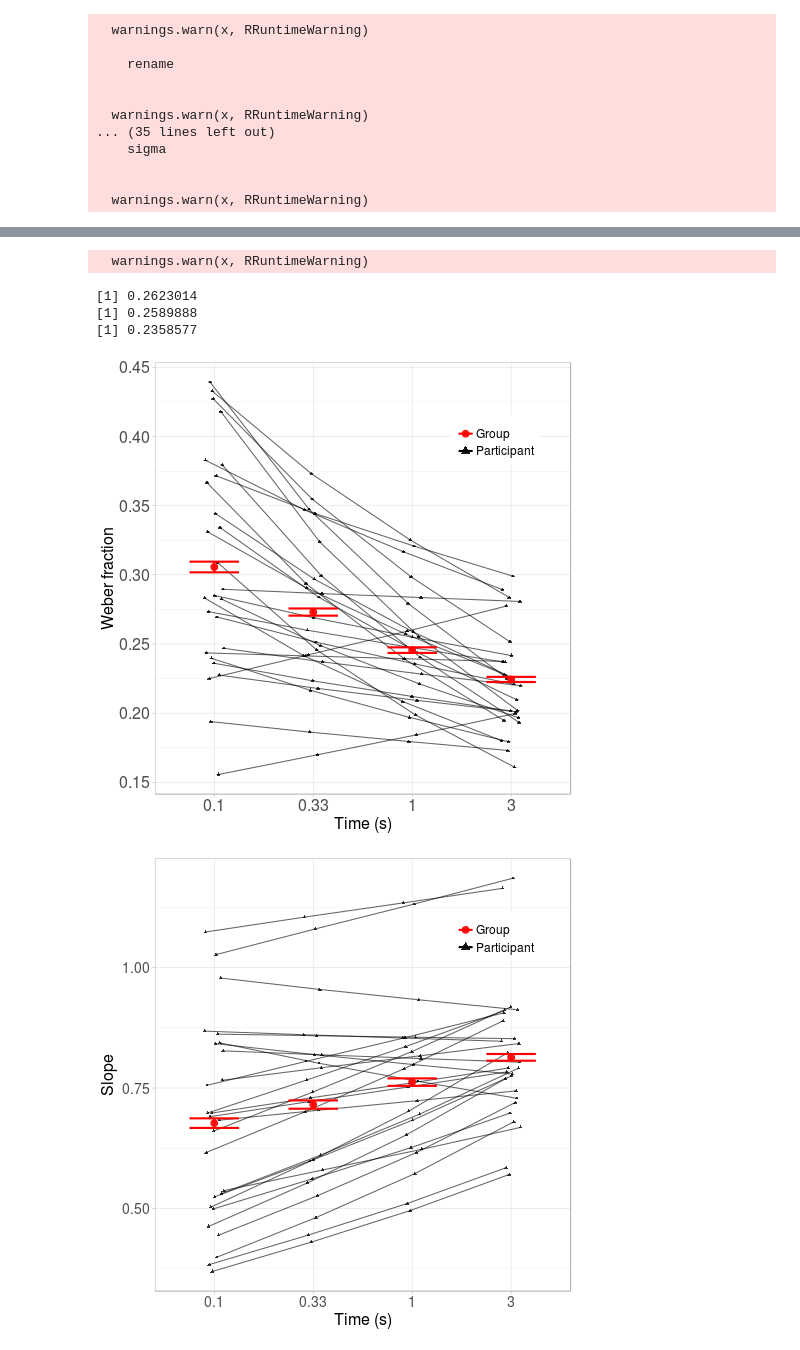
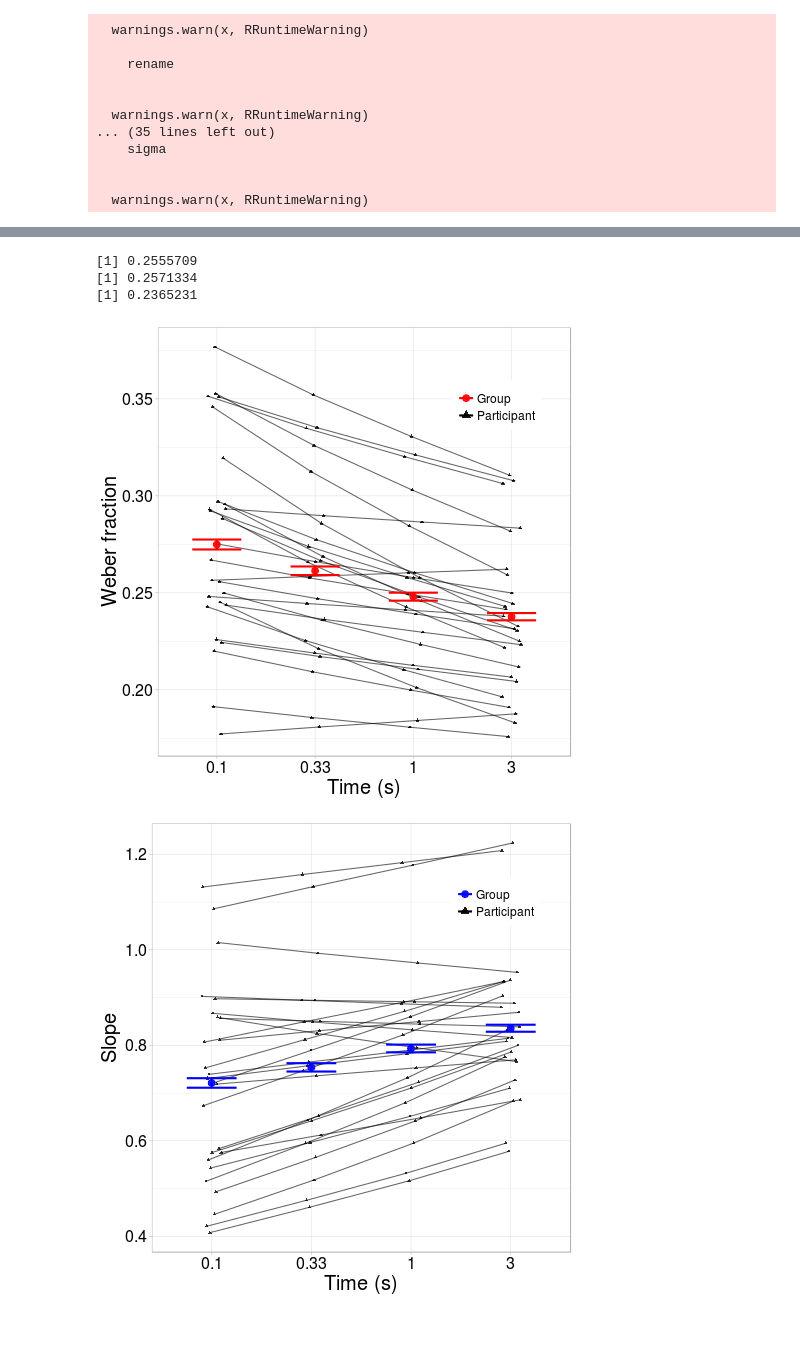
Before and after one commit to samcheyette/eye_tracker_counting, a Jupyter notebook: weber_estimation.ipynb, the cells around one changed output, grey strips where cells are left out. Drawn from its saved outputs; the diff is of its cells as text; code cells hidden in the pictures.

```diff
--- a/weber_estimation.ipynb
+++ b/weber_estimation.ipynb
@@ -345,8 +346,8 @@ R/rpy2 DataFrame (1586 x 52)
 sum_vals <- sum_vals %>%
             mutate(t=log(Time)) %>%
            # mutate(t=Time) %>%
-            mutate(real_weber=exp(weber + 4*time_weber*t - 0.01)) %>%
-            mutate(real_slope=exp(slope+1.25*time_slope * t - 0.04)) %>%
+            mutate(real_weber=exp(weber + time_weber*t)) %>%
+            mutate(real_slope=exp(slope+ time_slope * t)) %>%
             mutate(real_weber_high=exp(weber - time_weber_high * t)) %>%
             mutate(real_weber_low=exp(weber - time_weber_low * t)) %>%
             mutate(real_slope_high=exp(slope+time_slope_high*t)) %>%
@@ -383,9 +384,10 @@ p.1 <- ggplot(data=sum_vals, aes(x=as.character(Time), y=real_weber)) +
       paper_theme_2 + theme(legend.text=element_text(size=12),
                             legend.position=c(0.82,0.82),
                             strip.text=element_blank(),
-                            axis.text.x=element_text(size=16),
-                         axis.title.x=element_text(face="plain", size=16),
-                            axis.title.y=element_text(face="plain", size=16)) +
+                            axis.text.x=element_text(size=16,color="black"),
+                            axis.text.y=element_text(size=16,color="black"),
+                            axis.title.x=element_text(face="plain", size=20),
+                            axis.title.y=element_text(face="plain", size=20)) +
         theme(legend.text=element_text(size=12), legend.title=element_blank()) +
 
             ylab("Weber fraction") + xlab("Time (s)")
@@ -402,16 +404,17 @@ p.2 <- ggplot(data=sum_vals, aes(x=as.character(Time), y=real_slope)) +
         stat_summary(geom="errorbar", width=0.5,size=1.0, fun.data="mean_se", aes(color="Group")) +
       stat_summary(geom="point", fun.y="mean", size=3., alpha=0.9, aes(color="Group", shape="Group")) +
     #stat_summary(fun.y="mean", geom="line", size=4) +
-        scale_color_manual(name="a", values=c("Red", "Black"),labels=c("Group", "Participant")) +
+        scale_color_manual(name="a", values=c("Blue", "Black"),labels=c("Group", "Participant")) +
         scale_shape_manual(name="a", values=c(19, 17), labels=c("Group", "Participant")) +
         #geom_errorbar(aes(ymin=real_weber - real_weber_sd, ymax=real_weber+real_weber_sd)) +
       paper_theme_2 + theme(legend.text=element_text(size=12),
                             strip.text=element_blank(),
-                            axis.text.x=element_text(size=14),
-                            axis.text.y=element_text(size=14),
                             legend.position=c(0.82,0.82),
-                         axis.title.x=element_text(face="plain", size=16),
-                            axis.title.y=element_text(face="plain", size=16)) +
+                            axis.text.x=element_text(size=16,color="black"),
+                            axis.text.y=element_text(size=16,color="black"),
+
+                         axis.title.x=element_text(face="plain", size=20),
+                            axis.title.y=element_text(face="plain", size=20)) +
         theme(legend.text=element_text(size=12), legend.title=element_blank()) +
 
             ylab("Slope") + xlab("Time (s)")
@@ -426,9 +429,9 @@ p.3 <- ggplot(data=mean_reg_vals, aes(x=as.character(Time), y=(guess - Dots_Show
             #facet_wrap(~pid) +
       paper_theme_2 + theme(legend.text=element_text(size=12),
                             strip.text=element_blank(),
-                            axis.text.x=element_text(size=16),
-                         axis.title.x=element_text(face="plain"),
-                            axis.title.y=element_text(face="plain")) +
+                            axis.text.x=element_text(size=16,color="black"),
+                         axis.title.x=element_text(face="plain", size=20),
+                            axis.title.y=element_text(face="plain", size=20)) +
         theme(legend.text=element_text(size=12), legend.title=element_blank()) +
 
             ylab("Slope") + xlab("Time (s)")
@@ -443,36 +446,39 @@ p.4 <- ggplot(data=sum_vals, aes(x=Dots_Shown,
 p.4 <- ggplot(data=sum_vals, aes(x=Dots_Shown,
                                  y=Dots_Counted/Dots_Shown,
                                  color=factor(Time), group=Time)) +
         stat_smooth(method="loess", span=1.5, se=FALSE) +
         stat_smooth(method="loess", span=1.5, se=TRUE, alpha=0.1)
 
 print(p.1)
 ggsave("figs/time_weber.png", width=5,height=5, dpi=300)
+ggsave("figs/time_weber.pdf", width=5,height=5, dpi=300)
+
 print(p.2)
 ggsave("figs/time_slope.png", width=5,height=5, dpi=300)
+ggsave("figs/time_slope.pdf", width=5,height=5, dpi=300)
+
 #print(p.4)
 #print(mean_reg_vals)
 print(mean(mean_reg_vals$real_weber))
 print(mean(mean_reg_vals$real_weber_high))
 print(mean(mean_reg_vals$real_weber_low))
 
 #print(summary(mean_reg_vals$real_slope))
 
 #print(mean(mean_reg_vals$time_slope))
 #print(median(mean_reg_vals$time_weber))
 #print(median(mean_reg_vals$time_slope))
 
 
 #print(summary(lm(data=mean_reg_vals, real_slope ~ factor(Time)-1)))
 #print(summary(lm(data=mean_reg_vals, real_weber ~ factor(Time)-1)))
 
 #print(summary(lm(data=mean_reg_vals, (time_slope*Time) ~ factor(Time)-1)))
 
 #print(p.3)
 # %% [output]
-  warnings.warn(x, RRuntimeWarning)
+[1] 0.2555709
+[1] 0.2571334
+[1] 0.2365231
-[1] 0.2623014
-[1] 0.2589888
-[1] 0.2358577
-[figure, old version]
+[figure, new version]
-[figure, old version]
+[figure, new version]
```
Also changed, not shown: parts of 2 cells of this notebook, 6 other files.
